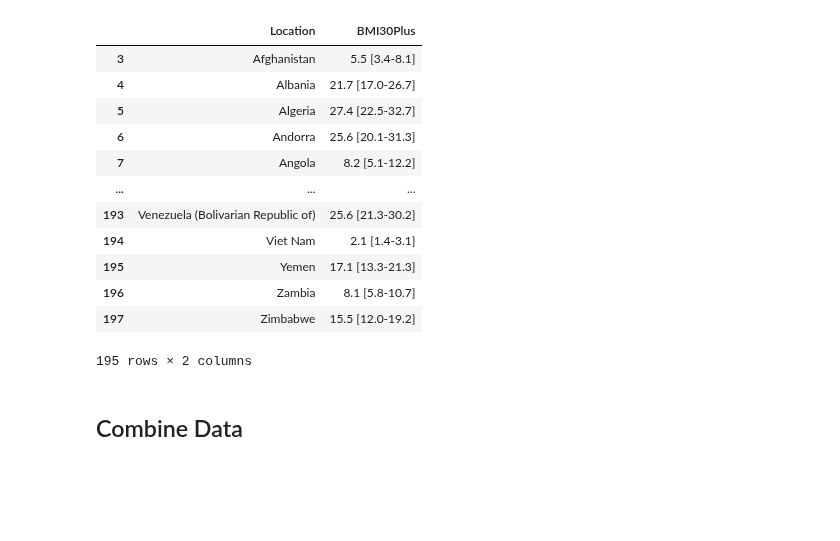
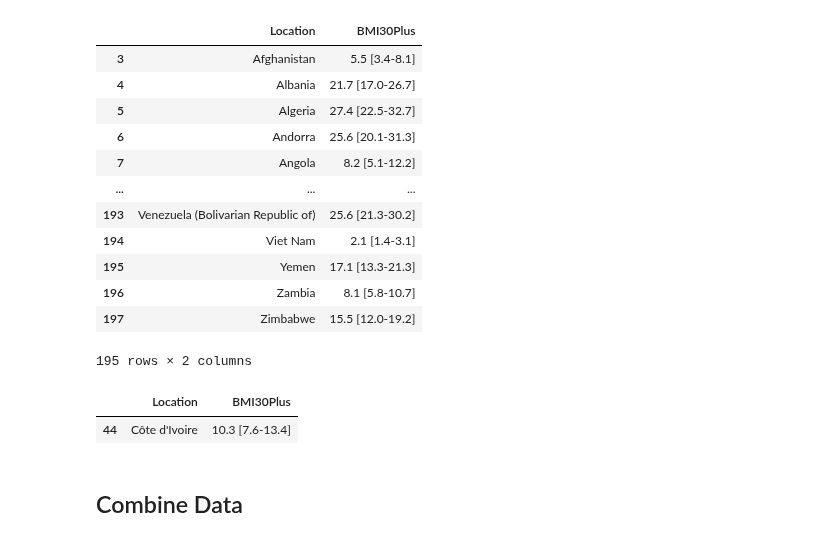
Before and after one commit to kwolf3/World_Health_Statistics_Project, a Jupyter notebook: Add BMI Data to Test Set.ipynb, the cells around one changed output. Drawn from its saved outputs; the diff is of its cells as text; code cells hidden in the pictures; blank space fills up the shorter version.

```diff
--- a/Add BMI Data to Test Set.ipynb
+++ b/Add BMI Data to Test Set.ipynb
@@ -73,6 +73,11 @@ BMI_2016
 | 196 | Zambia | 8.1 [5.8-10.7] |
 | 197 | Zimbabwe | 15.5 [12.0-19.2] |
 195 rows × 2 columns
+# %%
+BMI_2016[BMI_2016['Location'] == "Côte d'Ivoire"]
+# %% [output]
+|  | Location | BMI30Plus |
+| 44 | Côte d'Ivoire | 10.3 [7.6-13.4] |
 # %% [markdown]
 ## Combine Data
 # %%
```
Also changed, not shown: 1 other file.
